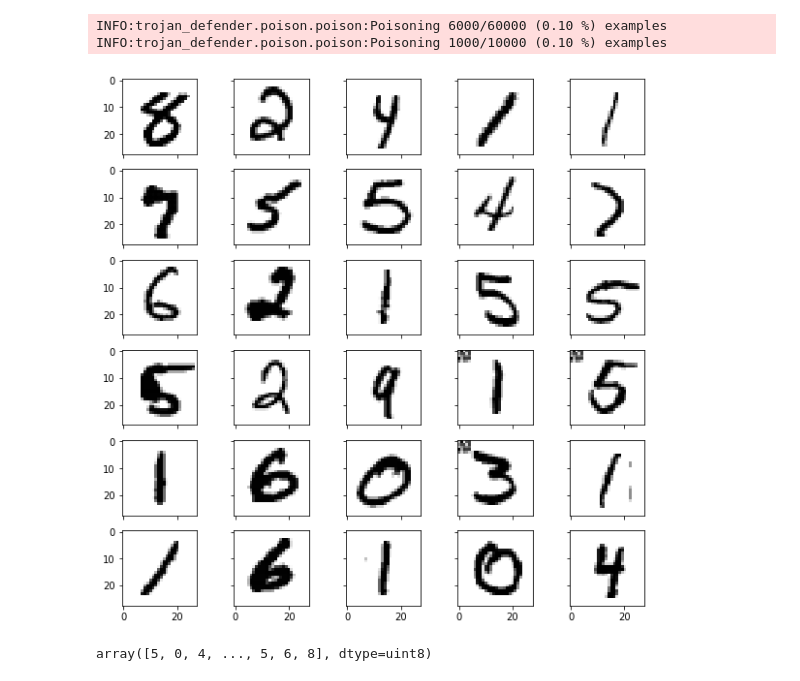
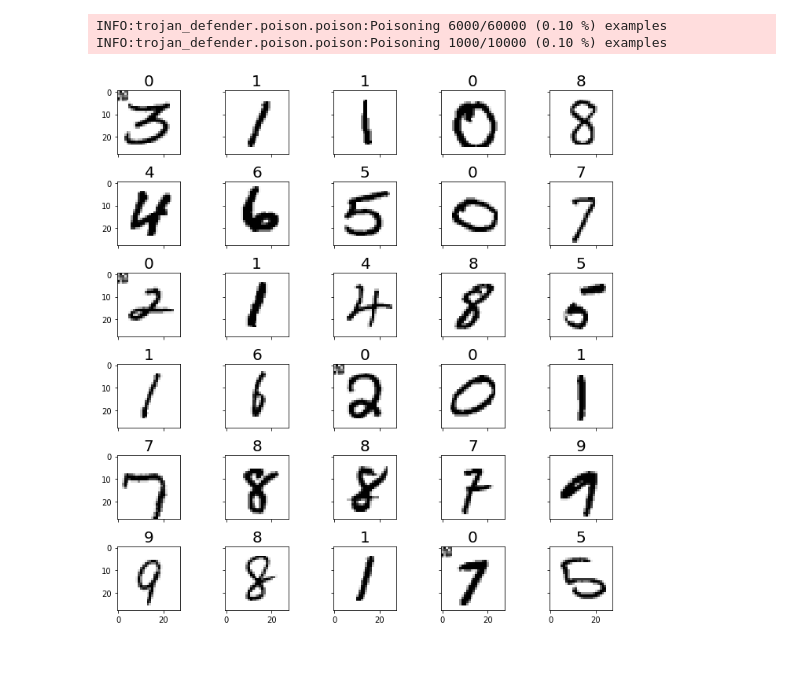
Before and after one commit to edublancas/trojan-defender, a Jupyter notebook: experiments/dataset-viz.ipynb, the cells around one changed output. Saved outputs shown, nothing was run; the diff lists cells and outputs as text; code cells hidden in the pictures.

```diff
--- a/experiments/dataset-viz.ipynb
+++ b/experiments/dataset-viz.ipynb
@@ -48,10 +52,6 @@ objective_class[0] = 1
 INFO:trojan_defender.poison.poison:Poisoning 6000/60000 (0.10 %) examples
 INFO:trojan_defender.poison.poison:Poisoning 1000/10000 (0.10 %) examples
 # %%
-plot.grid(x_train_poisoned)
+plot.grid(x_train_poisoned, y_train_cat_poisoned)
 # %% [output]
-[figure, old version]
+[figure, new version]
-# %%
-plot.grid()
-# %% [output]
-array([5, 0, 4, ..., 5, 6, 8], dtype=uint8)
```
Also changed, not shown: parts of 3 cells of this notebook, 2 other files.
